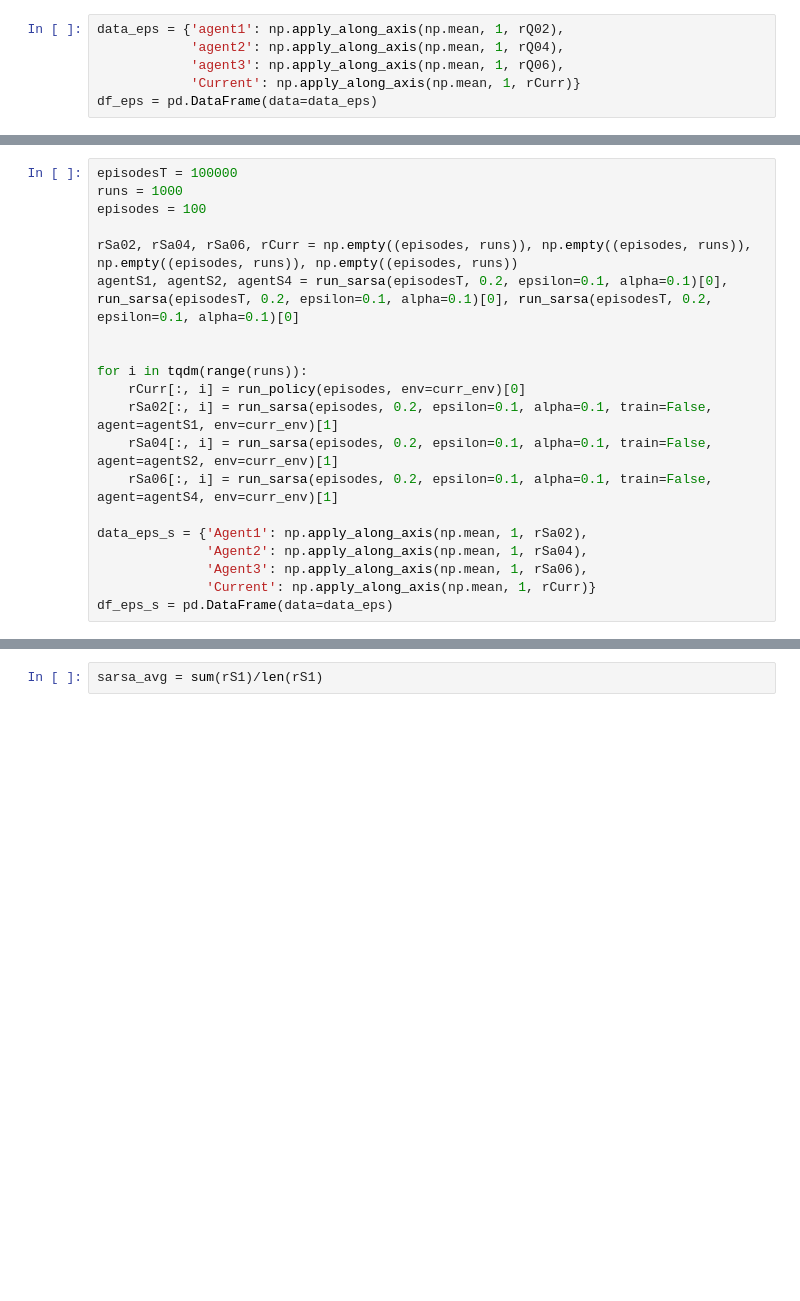
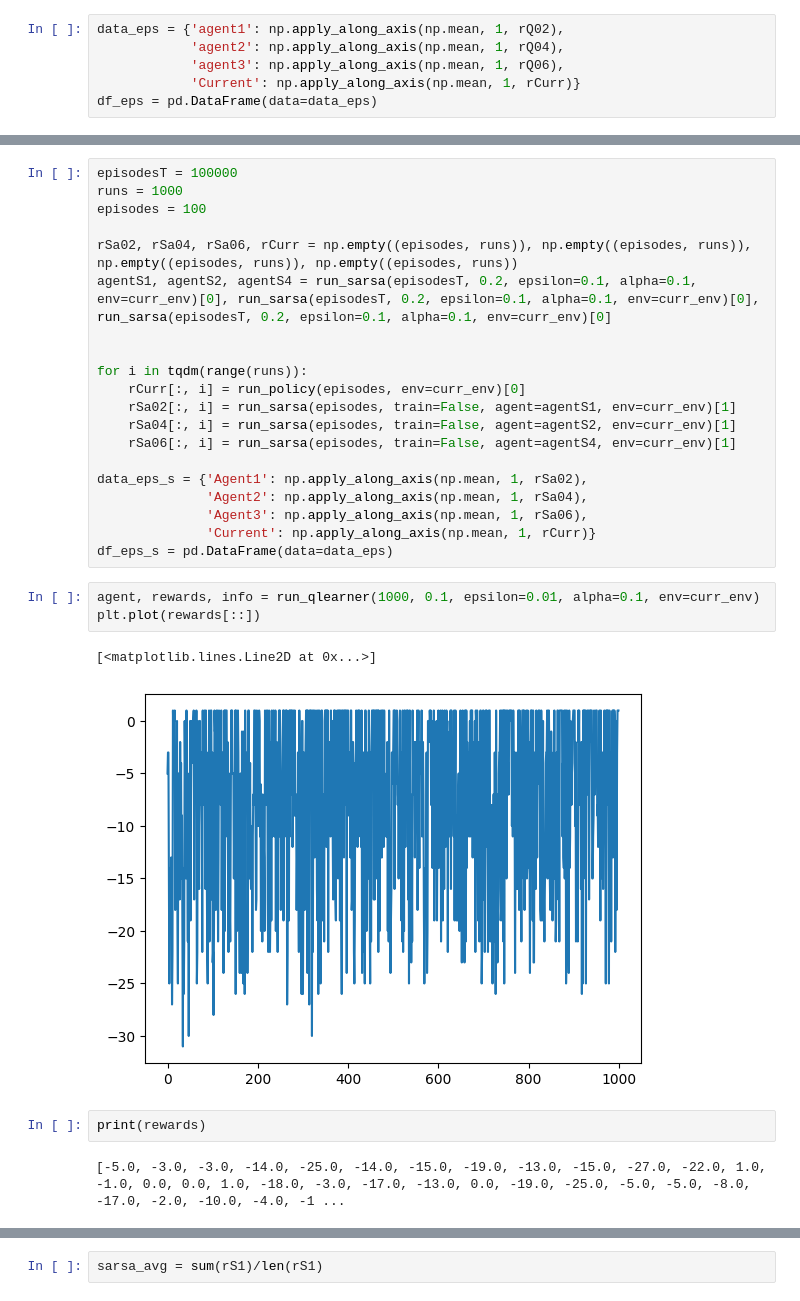
Before and after one commit to Olu93/work_ppm_aggressive_incidents, a Jupyter notebook: BAIBart-Final/additional-research.ipynb, the cells around one changed output, grey strips where cells are left out. Cells and saved outputs as stored; diff of their text form; blank space fills up the shorter version.

Commit message:
Got q-agent to run in my environment

```diff
--- a/BAIBart-Final/additional-research.ipynb
+++ b/BAIBart-Final/additional-research.ipynb
@@ -357,17 +371,27 @@ runs = 1000
 episodes = 100
 
 rSa02, rSa04, rSa06, rCurr = np.empty((episodes, runs)), np.empty((episodes, runs)), np.empty((episodes, runs)), np.empty((episodes, runs))
-agentS1, agentS2, agentS4 = run_sarsa(episodesT, 0.2, epsilon=0.1, alpha=0.1)[0], run_sarsa(episodesT, 0.2, epsilon=0.1, alpha=0.1)[0], run_sarsa(episodesT, 0.2, epsilon=0.1, alpha=0.1)[0]
+agentS1, agentS2, agentS4 = run_sarsa(episodesT, 0.2, epsilon=0.1, alpha=0.1, env=curr_env)[0], run_sarsa(episodesT, 0.2, epsilon=0.1, alpha=0.1, env=curr_env)[0], run_sarsa(episodesT, 0.2, epsilon=0.1, alpha=0.1, env=curr_env)[0]
 
 
 for i in tqdm(range(runs)):
     rCurr[:, i] = run_policy(episodes, env=curr_env)[0]
-    rSa02[:, i] = run_sarsa(episodes, 0.2, epsilon=0.1, alpha=0.1, train=False, agent=agentS1, env=curr_env)[1]
-    rSa04[:, i] = run_sarsa(episodes, 0.2, epsilon=0.1, alpha=0.1, train=False, agent=agentS2, env=curr_env)[1]
-    rSa06[:, i] = run_sarsa(episodes, 0.2, epsilon=0.1, alpha=0.1, train=False, agent=agentS4, env=curr_env)[1]
+    rSa02[:, i] = run_sarsa(episodes, train=False, agent=agentS1, env=curr_env)[1]
+    rSa04[:, i] = run_sarsa(episodes, train=False, agent=agentS2, env=curr_env)[1]
+    rSa06[:, i] = run_sarsa(episodes, train=False, agent=agentS4, env=curr_env)[1]
 
 data_eps_s = {'Agent1': np.apply_along_axis(np.mean, 1, rSa02),
               'Agent2': np.apply_along_axis(np.mean, 1, rSa04),
               'Agent3': np.apply_along_axis(np.mean, 1, rSa06),
               'Current': np.apply_along_axis(np.mean, 1, rCurr)}
 df_eps_s = pd.DataFrame(data=data_eps)
+# %%
+agent, rewards, info = run_qlearner(1000, 0.1, epsilon=0.01, alpha=0.1, env=curr_env)
+plt.plot(rewards[::])
+# %% [output]
+[<matplotlib.lines.Line2D at 0x...>]
+[figure, added]
+# %%
+print(rewards)
+# %% [output]
+[-5.0, -3.0, -3.0, -14.0, -25.0, -14.0, -15.0, -19.0, -13.0, -15.0, -27.0, -22.0, 1.0, -1.0, 0.0, 0.0, 1.0, -18.0, -3.0, -17.0, -13.0, 0.0, -19.0, -25.0, -5.0, -5.0, -8.0, -17.0, -2.0, -10.0, -4.0, -1 ...
```
Also changed, not shown: parts of 19 cells of this notebook, 8 other files.
